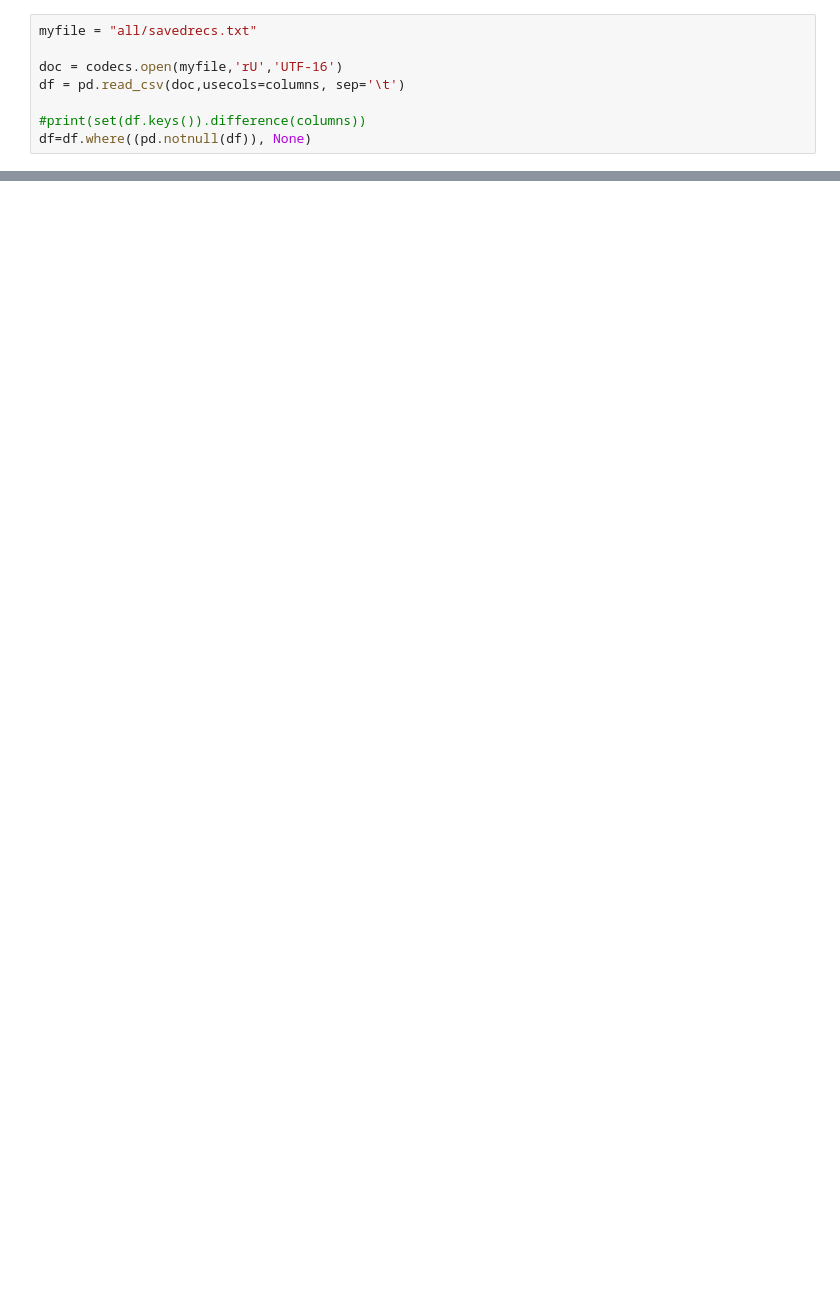
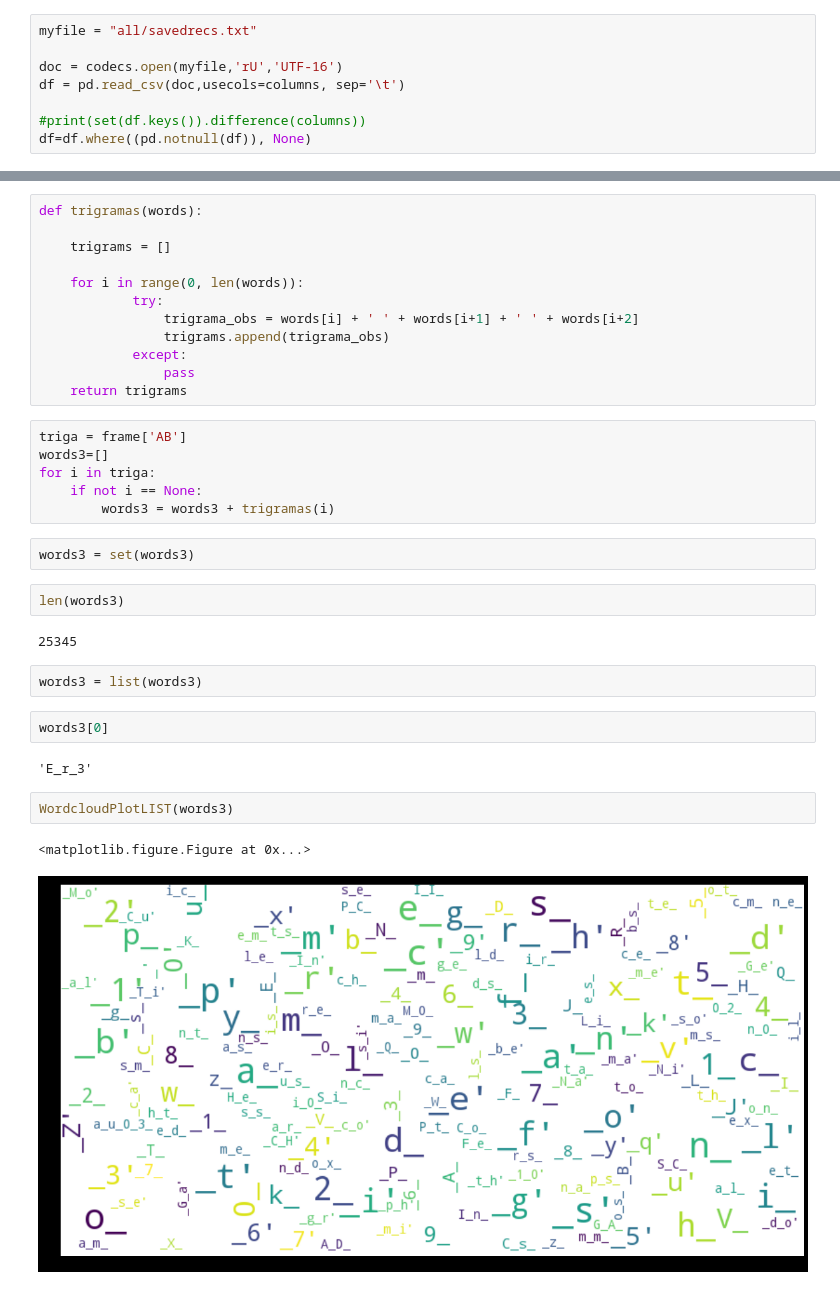
Before and after one commit to abndre/Solar_Energy, a Jupyter notebook: WoS/All_files.ipynb, the cells around one changed output, grey strips where cells are left out. Drawn from its saved outputs; the diff is of its cells as text; blank space fills up the shorter version.

Commit message:
Updata Word Cloud, add redes

```diff
--- a/WoS/All_files.ipynb
+++ b/WoS/All_files.ipynb
@@ -66,0 +85,35 @@ WordcloudPlot(df)
+# %%
+def trigramas(words):
+
+    trigrams = []
+
+    for i in range(0, len(words)):
+            try:
+                trigrama_obs = words[i] + ' ' + words[i+1] + ' ' + words[i+2]
+                trigrams.append(trigrama_obs)
+            except:
+                pass
+    return trigrams
+# %%
+triga = frame['AB']
+words3=[]
+for i in triga:
+    if not i == None:
+        words3 = words3 + trigramas(i)
+# %%
+words3 = set(words3)
+# %%
+len(words3)
+# %% [output]
+25345
+# %%
+words3 = list(words3)
+# %%
+words3[0]
+# %% [output]
+'E_r_3'
+# %%
+WordcloudPlotLIST(words3)
+# %% [output]
+<matplotlib.figure.Figure at 0x...>
+[figure, added]
```
Also changed, not shown: parts of 8 cells of this notebook, 2 other files.
